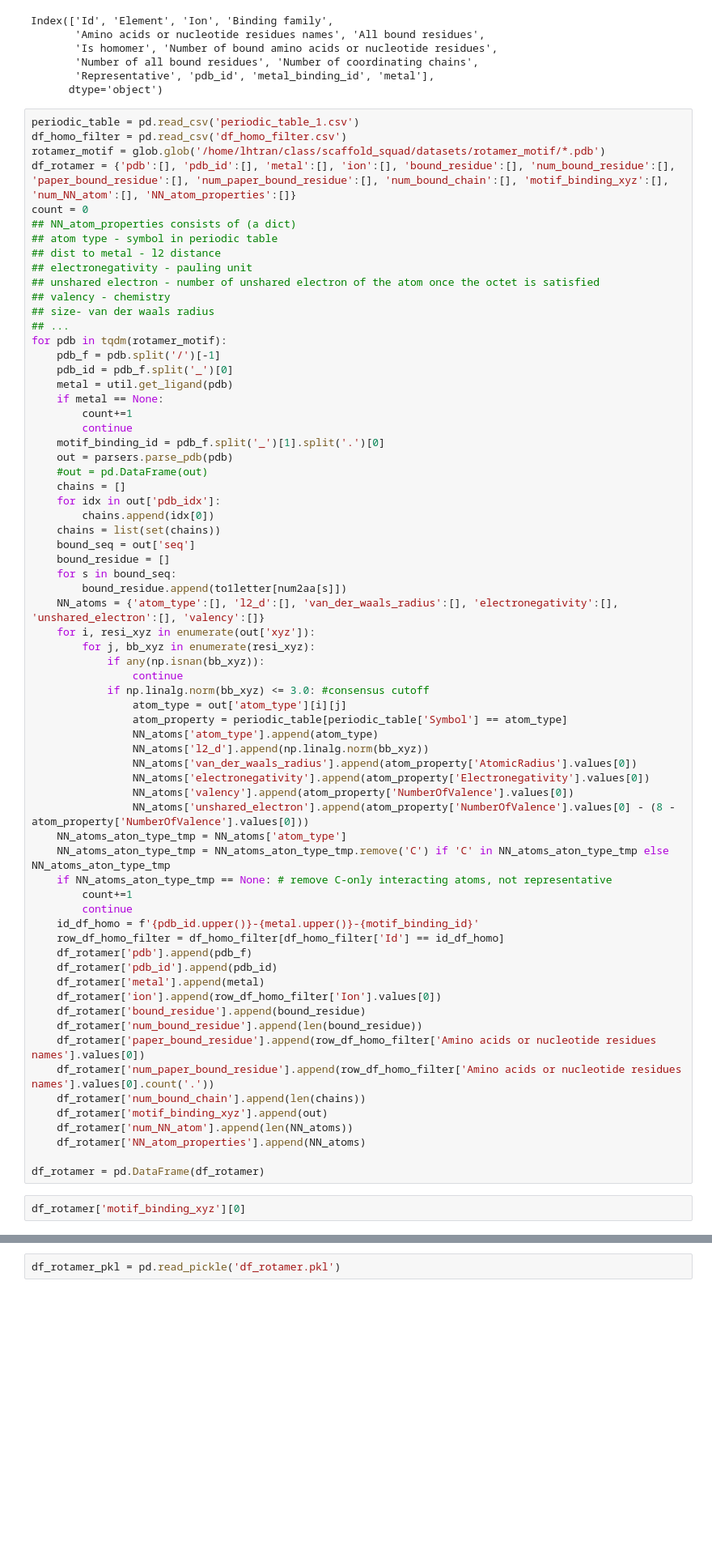
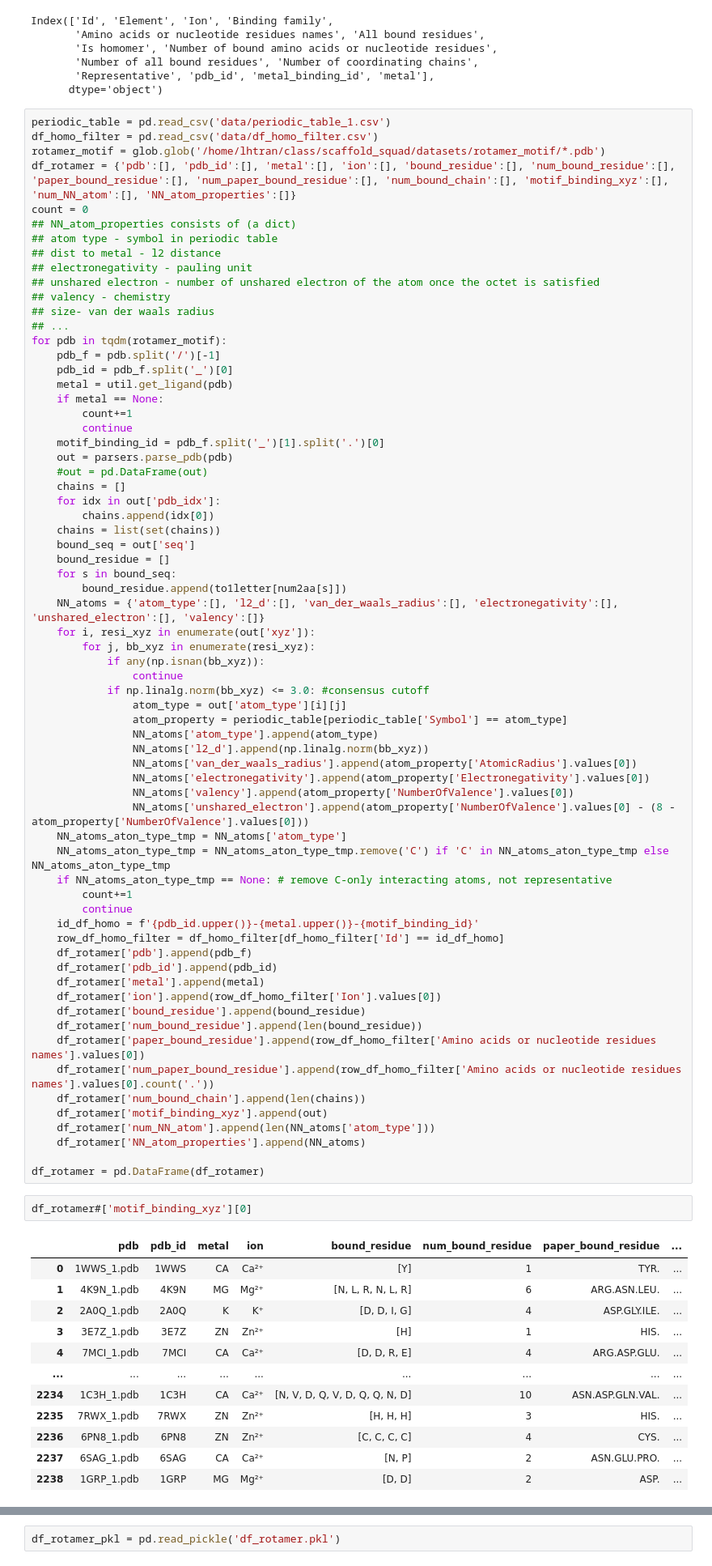
Before and after one commit to iamlongtran/scaffold_squad, a Jupyter notebook: data.ipynb, the cells around one changed output, grey strips where cells are left out. Shown: that part at 81% size. Saved outputs shown, nothing was run; the diff lists cells and outputs as text; blank space fills up the shorter version.

```diff
--- a/data.ipynb
+++ b/data.ipynb
@@ -348,8 +348,8 @@ Index(['Id', 'Element', 'Ion', 'Binding family',
        'Representative', 'pdb_id', 'metal_binding_id', 'metal'],
       dtype='object')
 # %%
-periodic_table = pd.read_csv('periodic_table_1.csv')
-df_homo_filter = pd.read_csv('df_homo_filter.csv')
+periodic_table = pd.read_csv('data/periodic_table_1.csv')
+df_homo_filter = pd.read_csv('data/df_homo_filter.csv')
 rotamer_motif = glob.glob('/home/lhtran/class/scaffold_squad/datasets/rotamer_motif/*.pdb')
 df_rotamer = {'pdb':[], 'pdb_id':[], 'metal':[], 'ion':[], 'bound_residue':[], 'num_bound_residue':[], 'paper_bound_residue':[], 'num_paper_bound_residue':[], 'num_bound_chain':[], 'motif_binding_xyz':[], 'num_NN_atom':[], 'NN_atom_properties':[]}
 count = 0
@@ -410,10 +410,22 @@ for pdb in tqdm(rotamer_motif):
     df_rotamer['num_paper_bound_residue'].append(row_df_homo_filter['Amino acids or nucleotide residues names'].values[0].count('.'))
     df_rotamer['num_bound_chain'].append(len(chains))
     df_rotamer['motif_binding_xyz'].append(out)
-    df_rotamer['num_NN_atom'].append(len(NN_atoms))
+    df_rotamer['num_NN_atom'].append(len(NN_atoms['atom_type']))
     df_rotamer['NN_atom_properties'].append(NN_atoms)
 
 df_rotamer = pd.DataFrame(df_rotamer)
 # %%
-df_rotamer['motif_binding_xyz'][0]
+df_rotamer#['motif_binding_xyz'][0]
 # %% [output]
+|  | pdb | pdb_id | metal | ion | bound_residue | num_bound_residue | paper_bound_residue | ... |
+| 0 | 1WWS_1.pdb | 1WWS | CA | Ca²⁺ | [Y] | 1 | TYR. | ... |
+| 1 | 4K9N_1.pdb | 4K9N | MG | Mg²⁺ | [N, L, R, N, L, R] | 6 | ARG.ASN.LEU. | ... |
+| 2 | 2A0Q_1.pdb | 2A0Q | K | K⁺ | [D, D, I, G] | 4 | ASP.GLY.ILE. | ... |
+| 3 | 3E7Z_1.pdb | 3E7Z | ZN | Zn²⁺ | [H] | 1 | HIS. | ... |
+| 4 | 7MCI_1.pdb | 7MCI | CA | Ca²⁺ | [D, D, R, E] | 4 | ARG.ASP.GLU. | ... |
+| ... | ... | ... | ... | ... | ... | ... | ... | ... |
+| 2234 | 1C3H_1.pdb | 1C3H | CA | Ca²⁺ | [N, V, D, Q, V, D, Q, Q, N, D] | 10 | ASN.ASP.GLN.VAL. | ... |
+| 2235 | 7RWX_1.pdb | 7RWX | ZN | Zn²⁺ | [H, H, H] | 3 | HIS. | ... |
+| 2236 | 6PN8_1.pdb | 6PN8 | ZN | Zn²⁺ | [C, C, C, C] | 4 | CYS. | ... |
+| 2237 | 6SAG_1.pdb | 6SAG | CA | Ca²⁺ | [N, P] | 2 | ASN.GLU.PRO. | ... |
+| 2238 | 1GRP_1.pdb | 1GRP | MG | Mg²⁺ | [D, D] | 2 | ASP. | ... |
```
Also changed, not shown: parts of 4 cells of this notebook, 19 other files.
